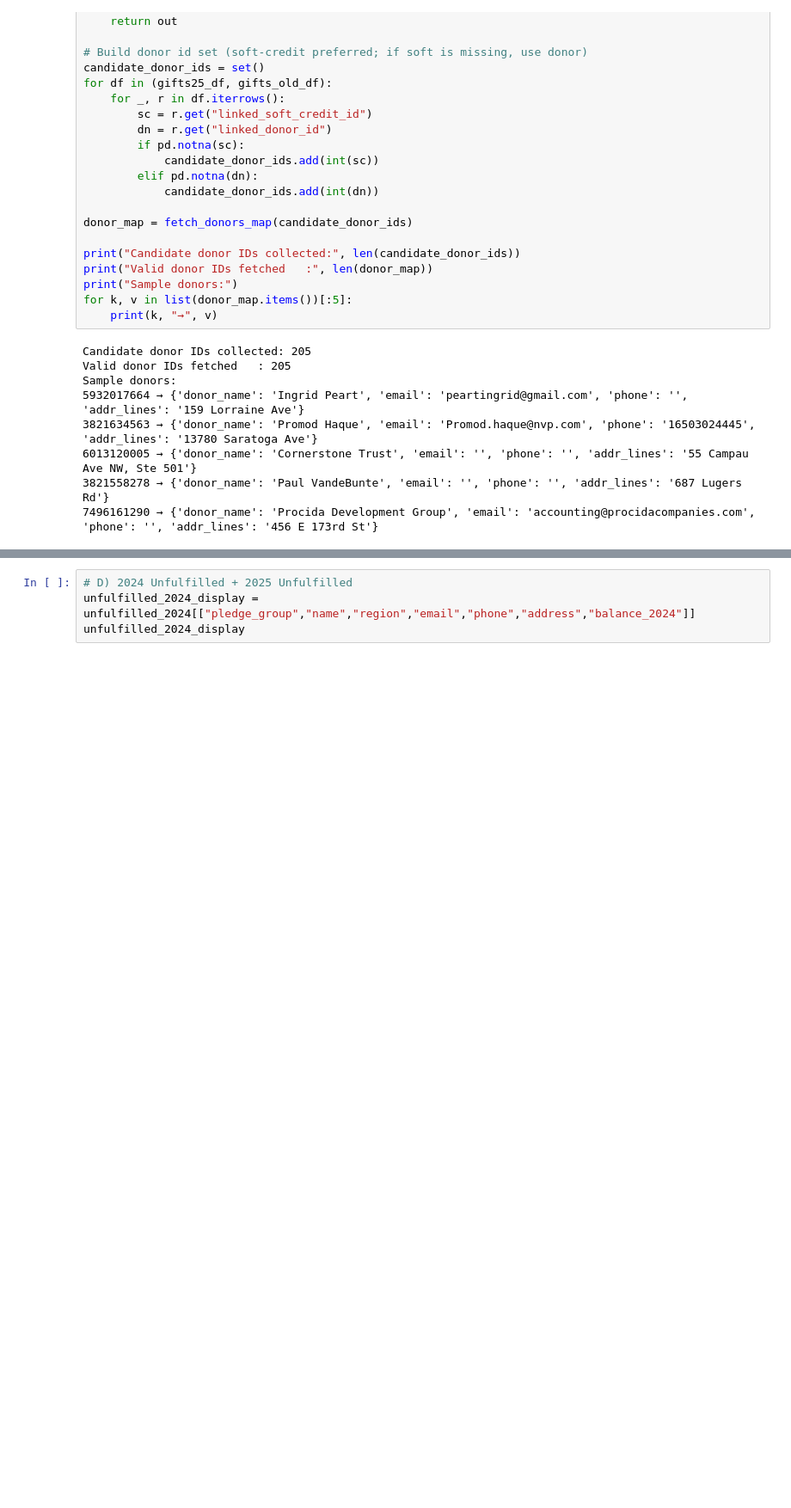
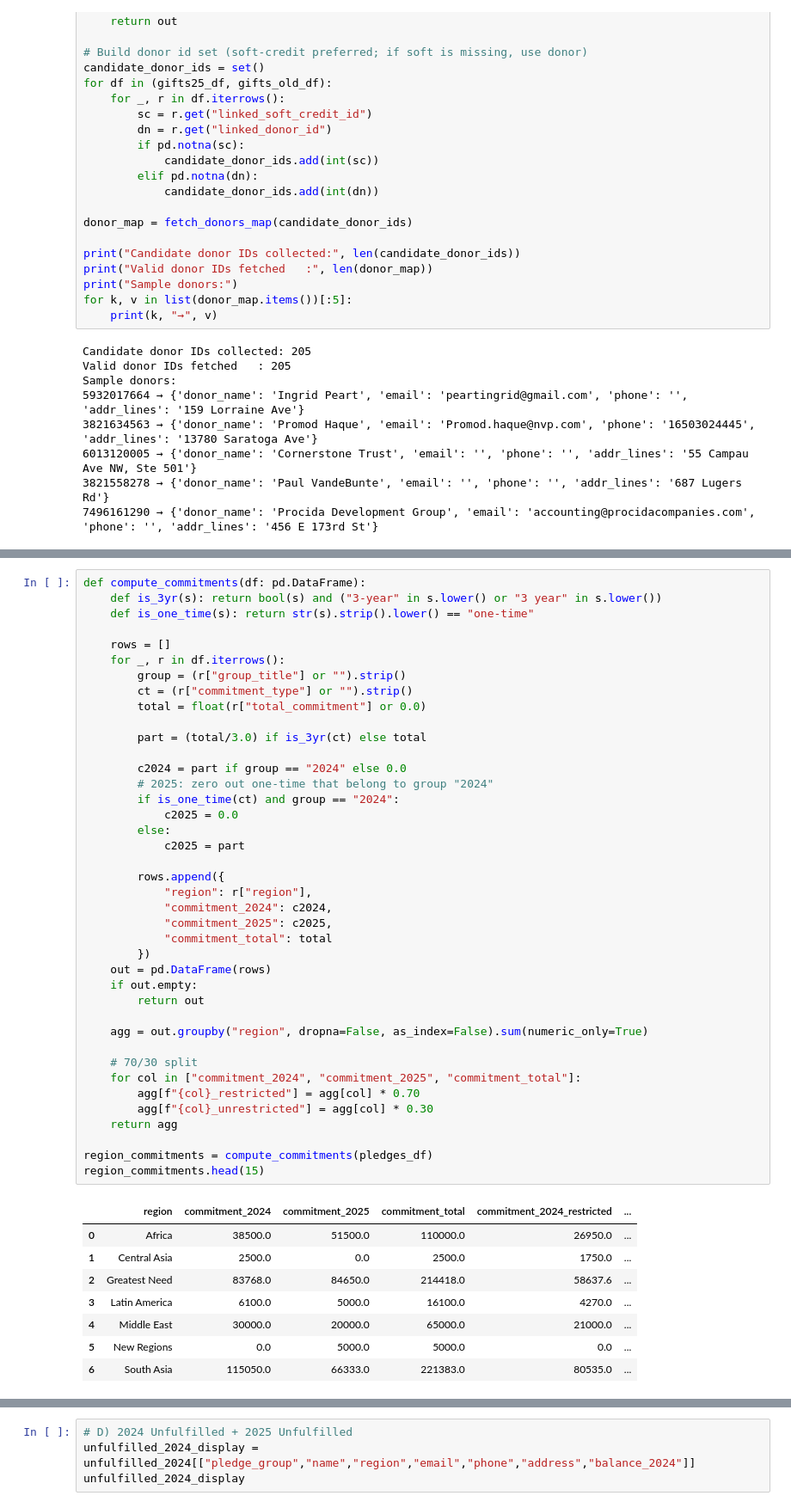
Before and after one commit to mattmeccadata/motb-reporting, a Jupyter notebook: motb-reporting.ipynb, the cells around one changed output, grey strips where cells are left out. Shown: that part at 86% size. Cells and saved outputs as stored; diff of their text form; blank space fills up the shorter version.

```diff
--- a/motb-reporting.ipynb
+++ b/motb-reporting.ipynb
@@ -573,3 +515,52 @@ region_commitments.head(15)
+# %%
+def compute_commitments(df: pd.DataFrame):
+    def is_3yr(s): return bool(s) and ("3-year" in s.lower() or "3 year" in s.lower())
+    def is_one_time(s): return str(s).strip().lower() == "one-time"
+
+    rows = []
+    for _, r in df.iterrows():
+        group = (r["group_title"] or "").strip()
+        ct = (r["commitment_type"] or "").strip()
+        total = float(r["total_commitment"] or 0.0)
+
+        part = (total/3.0) if is_3yr(ct) else total
+
+        c2024 = part if group == "2024" else 0.0
+        # 2025: zero out one-time that belong to group "2024"
+        if is_one_time(ct) and group == "2024":
+            c2025 = 0.0
+        else:
+            c2025 = part
+
+        rows.append({
+            "region": r["region"],
+            "commitment_2024": c2024,
+            "commitment_2025": c2025,
+            "commitment_total": total
+        })
+    out = pd.DataFrame(rows)
+    if out.empty:
+        return out
+
+    agg = out.groupby("region", dropna=False, as_index=False).sum(numeric_only=True)
+
+    # 70/30 split
+    for col in ["commitment_2024", "commitment_2025", "commitment_total"]:
+        agg[f"{col}_restricted"] = agg[col] * 0.70
+        agg[f"{col}_unrestricted"] = agg[col] * 0.30
+    return agg
+
+region_commitments = compute_commitments(pledges_df)
+region_commitments.head(15)
+# %% [output]
+|  | region | commitment_2024 | commitment_2025 | commitment_total | commitment_2024_restricted | ... |
+| 0 | Africa | 38500.0 | 51500.0 | 110000.0 | 26950.0 | ... |
+| 1 | Central Asia | 2500.0 | 0.0 | 2500.0 | 1750.0 | ... |
+| 2 | Greatest Need | 83768.0 | 84650.0 | 214418.0 | 58637.6 | ... |
+| 3 | Latin America | 6100.0 | 5000.0 | 16100.0 | 4270.0 | ... |
+| 4 | Middle East | 30000.0 | 20000.0 | 65000.0 | 21000.0 | ... |
+| 5 | New Regions | 0.0 | 5000.0 | 5000.0 | 0.0 | ... |
+| 6 | South Asia | 115050.0 | 66333.0 | 221383.0 | 80535.0 | ... |
 # %%
 # Quick lookup for gift amount by id AND by group/year
 gift_group_by_id = dict(zip(all_gifts_df["gift_id"], all_gifts_df["group_title"]))
```
Also changed, not shown: parts of 9 cells of this notebook.
